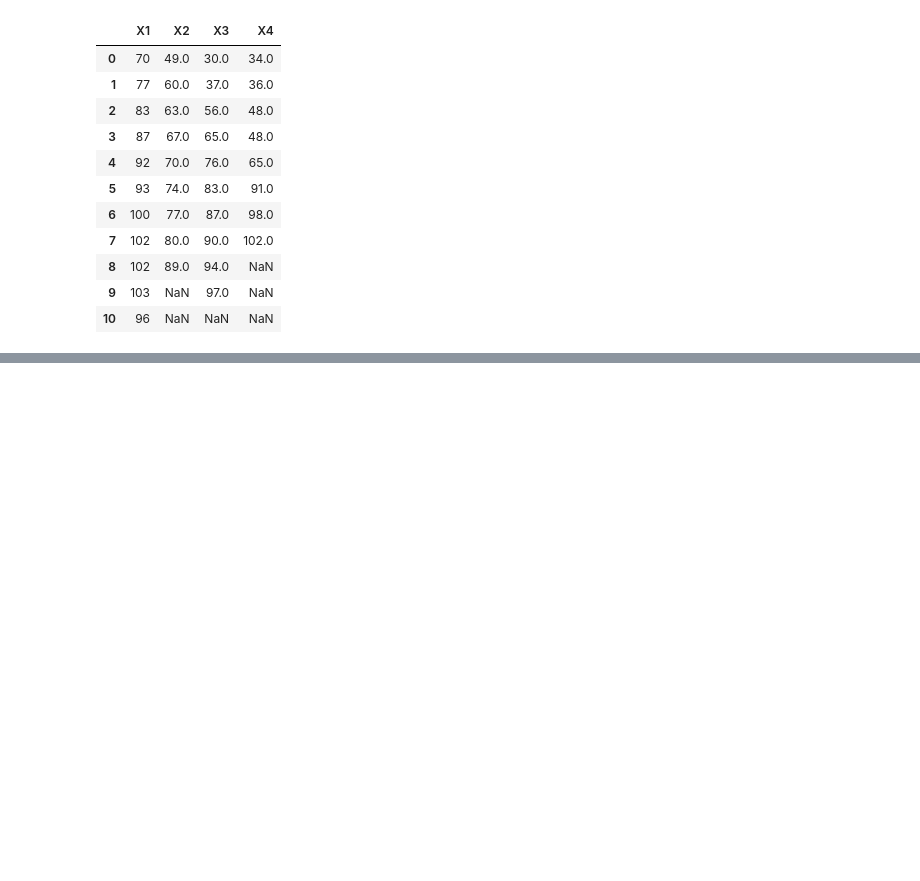
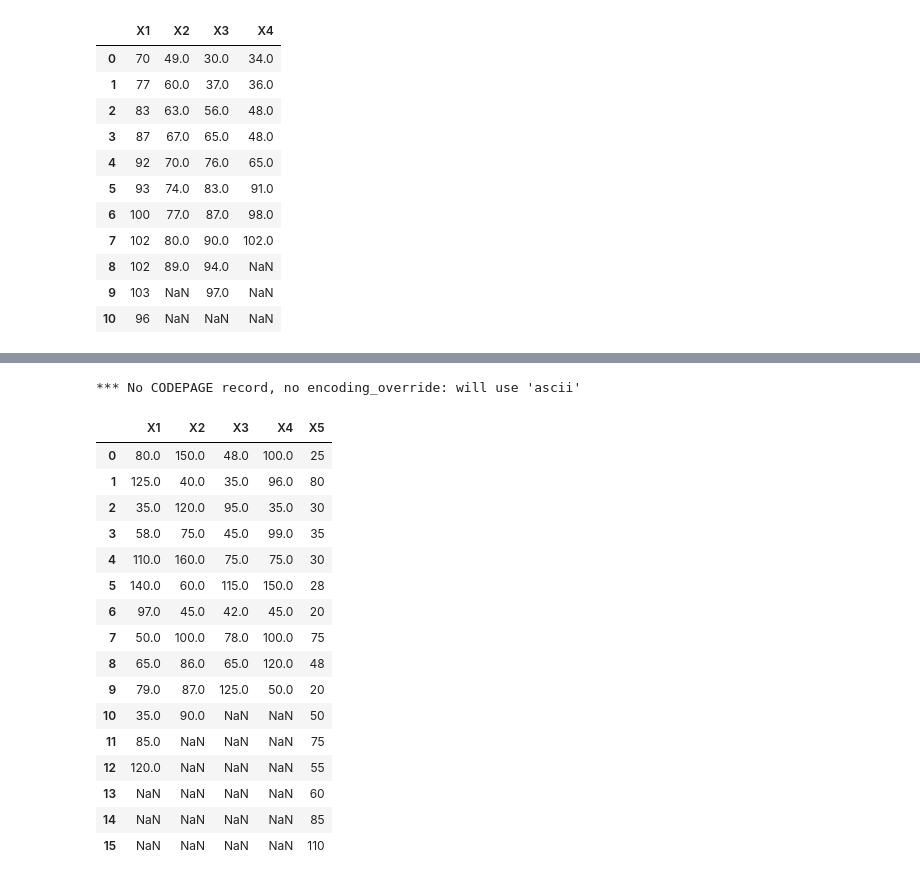
Before and after one commit to congltk1234/NhapMonKHDL, a Jupyter notebook: ANOVAoneway/bai_tap_phan_tich_anova_1_chieu.ipynb, the cells around one changed output, grey strips where cells are left out. Saved outputs shown, nothing was run; the diff lists cells and outputs as text; code cells hidden in the pictures; blank space fills up the shorter version.

```diff
--- a/ANOVAoneway/bai_tap_phan_tich_anova_1_chieu.ipynb
+++ b/ANOVAoneway/bai_tap_phan_tich_anova_1_chieu.ipynb
@@ -421,0 +472,23 @@ Không thể bác bỏ giả thiết H0: Phân phối của dữ liệu là chu
+# %%
+# Đọc file:
+df4 = pd.read_excel('owan04.xls')
+df4
+# %% [output]
+*** No CODEPAGE record, no encoding_override: will use 'ascii'
+|  | X1 | X2 | X3 | X4 | X5 |
+| 0 | 80.0 | 150.0 | 48.0 | 100.0 | 25 |
+| 1 | 125.0 | 40.0 | 35.0 | 96.0 | 80 |
+| 2 | 35.0 | 120.0 | 95.0 | 35.0 | 30 |
+| 3 | 58.0 | 75.0 | 45.0 | 99.0 | 35 |
+| 4 | 110.0 | 160.0 | 75.0 | 75.0 | 30 |
+| 5 | 140.0 | 60.0 | 115.0 | 150.0 | 28 |
+| 6 | 97.0 | 45.0 | 42.0 | 45.0 | 20 |
+| 7 | 50.0 | 100.0 | 78.0 | 100.0 | 75 |
+| 8 | 65.0 | 86.0 | 65.0 | 120.0 | 48 |
+| 9 | 79.0 | 87.0 | 125.0 | 50.0 | 20 |
+| 10 | 35.0 | 90.0 | NaN | NaN | 50 |
+| 11 | 85.0 | NaN | NaN | NaN | 75 |
+| 12 | 120.0 | NaN | NaN | NaN | 55 |
+| 13 | NaN | NaN | NaN | NaN | 60 |
+| 14 | NaN | NaN | NaN | NaN | 85 |
+| 15 | NaN | NaN | NaN | NaN | 110 |
```
Also changed, not shown: parts of 28 cells of this notebook.
